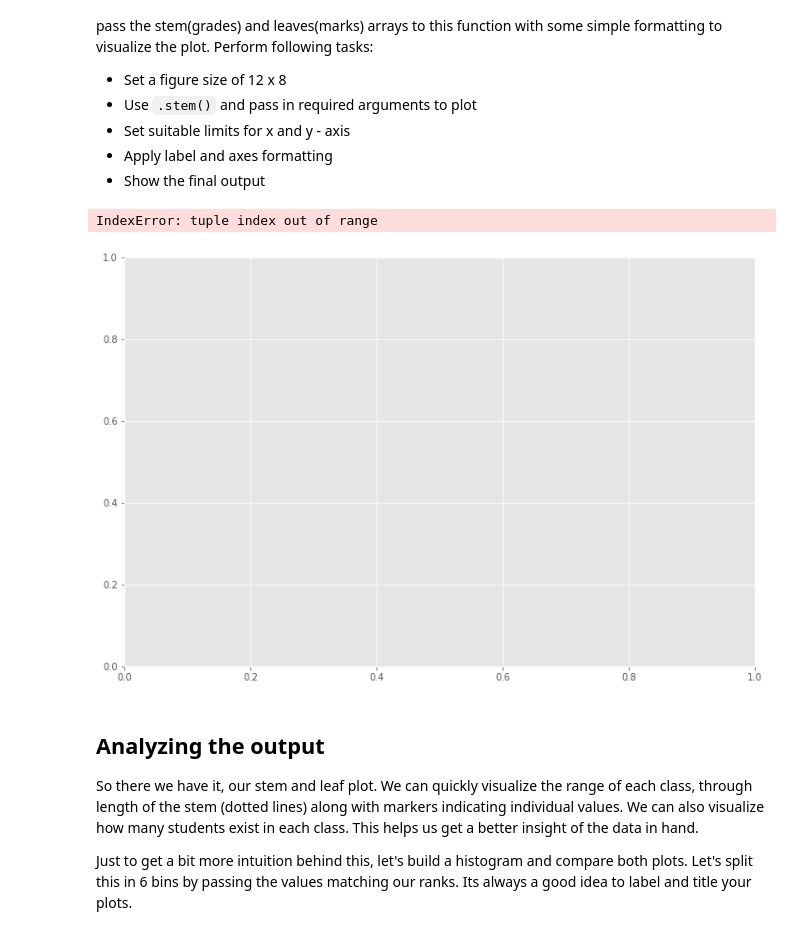
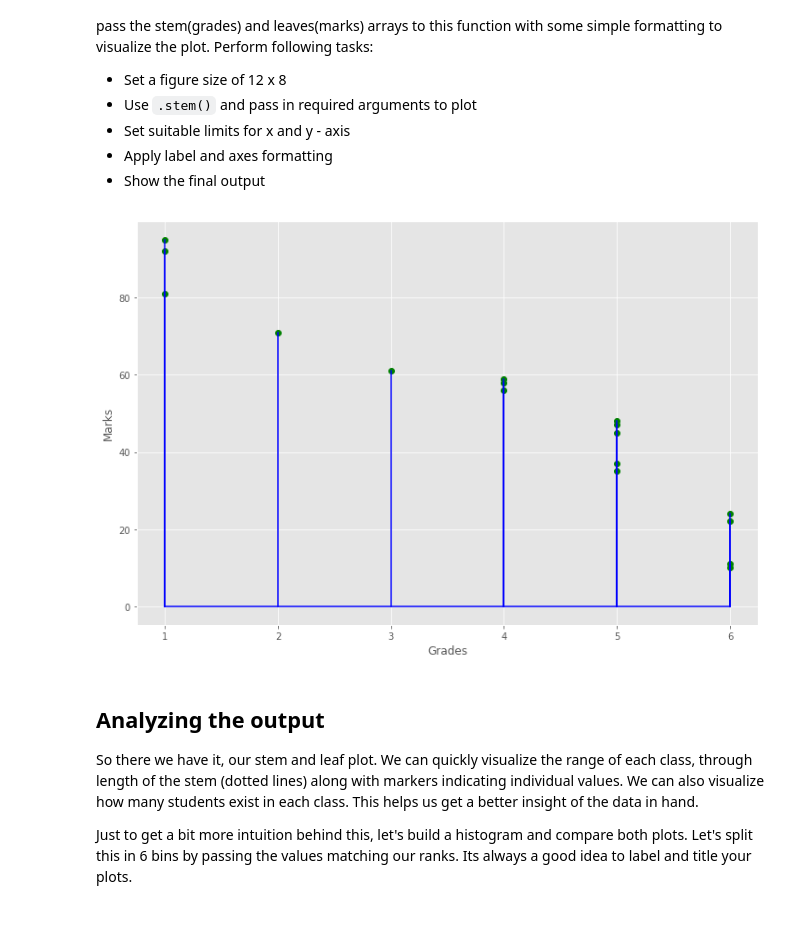
Before and after one commit to MissAle17/dsc-0-09-05-statistical-distribution-stemleaf-plot-lab-online-ds-sp-000, a Jupyter notebook: index.ipynb, the cells around one changed output. Cells and saved outputs as stored; diff of their text form; code cells hidden in the pictures.

```diff
--- a/index.ipynb
+++ b/index.ipynb
@@ -108,13 +108,14 @@ And [here is the official documentation](https://matplotlib.org/api/_as_gen/matp
 # %%
 # Create a stem and leaf plot with above data
 plt.figure(figsize = (12,8))
-plt.stem(x = stems, y = marks, linefmt = '-', markerfmt = 'x')
-#plt.xlabel('Stems')
-#plt.ylabel('Leaves')
-#plt.show()
+x = stems
+y= marks
+plt.stem(x, y, linefmt='b-', markerfmt='go', basefmt='b-')
+plt.xlabel('Grades')
+plt.ylabel('Marks')
+plt.show()
 # %% [output]
-IndexError: tuple index out of range
-[figure, old version]
+[figure, new version]
 # %% [markdown]
 ## Analyzing the output
 So there we have it, our stem and leaf plot. We can quickly visualize the range of each class, through length of the stem (dotted lines) along with markers indicating individual values. We can also visualize how many students exist in each class. This helps us get a better insight of the data in hand.
```
Also changed, not shown: parts of 2 cells of this notebook.
